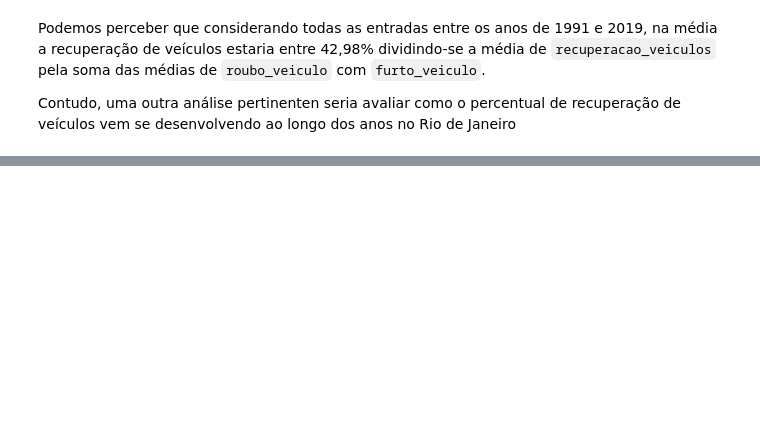
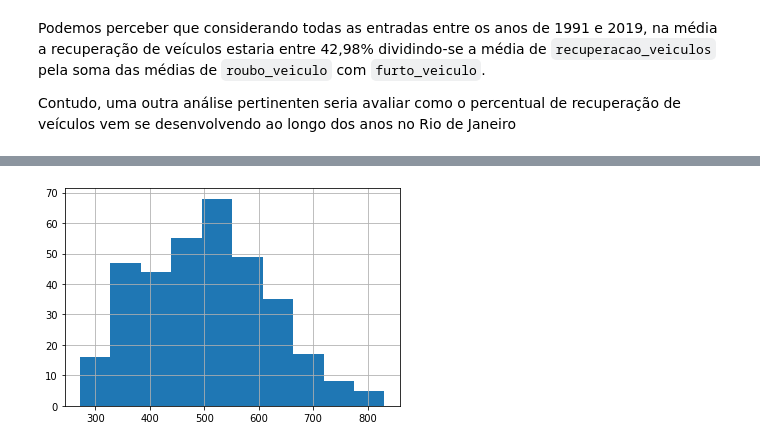
Before and after one commit to caiobmbr/datascience-projects, a Jupyter notebook: Analisando_a_Violência_no_Rio_de_Janeiro.ipynb, the cells around one changed output, grey strips where cells are left out. Cells and saved outputs as stored; diff of their text form; code cells hidden in the pictures; blank space fills up the shorter version.

```diff
--- a/Analisando_a_Violência_no_Rio_de_Janeiro.ipynb
+++ b/Analisando_a_Violência_no_Rio_de_Janeiro.ipynb
@@ -161,0 +189,6 @@ Comentar sobre o gráfico
+# %%
+# plotando o histograma sobre homicídios dolosos
+df.hom_doloso.hist()
+plt.show()
+# %% [output]
+[figure, added]
```
Also changed, not shown: parts of 21 cells of this notebook.
